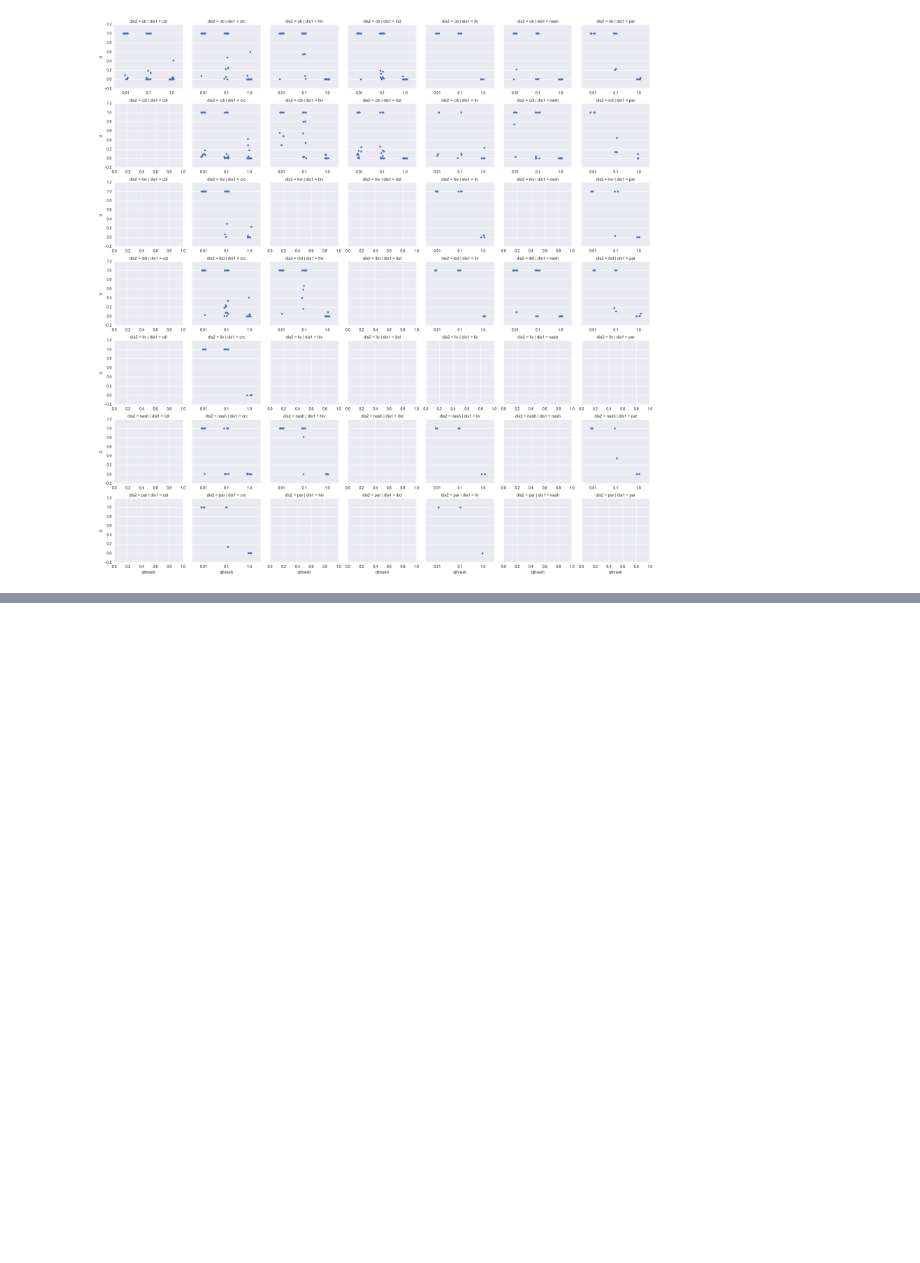
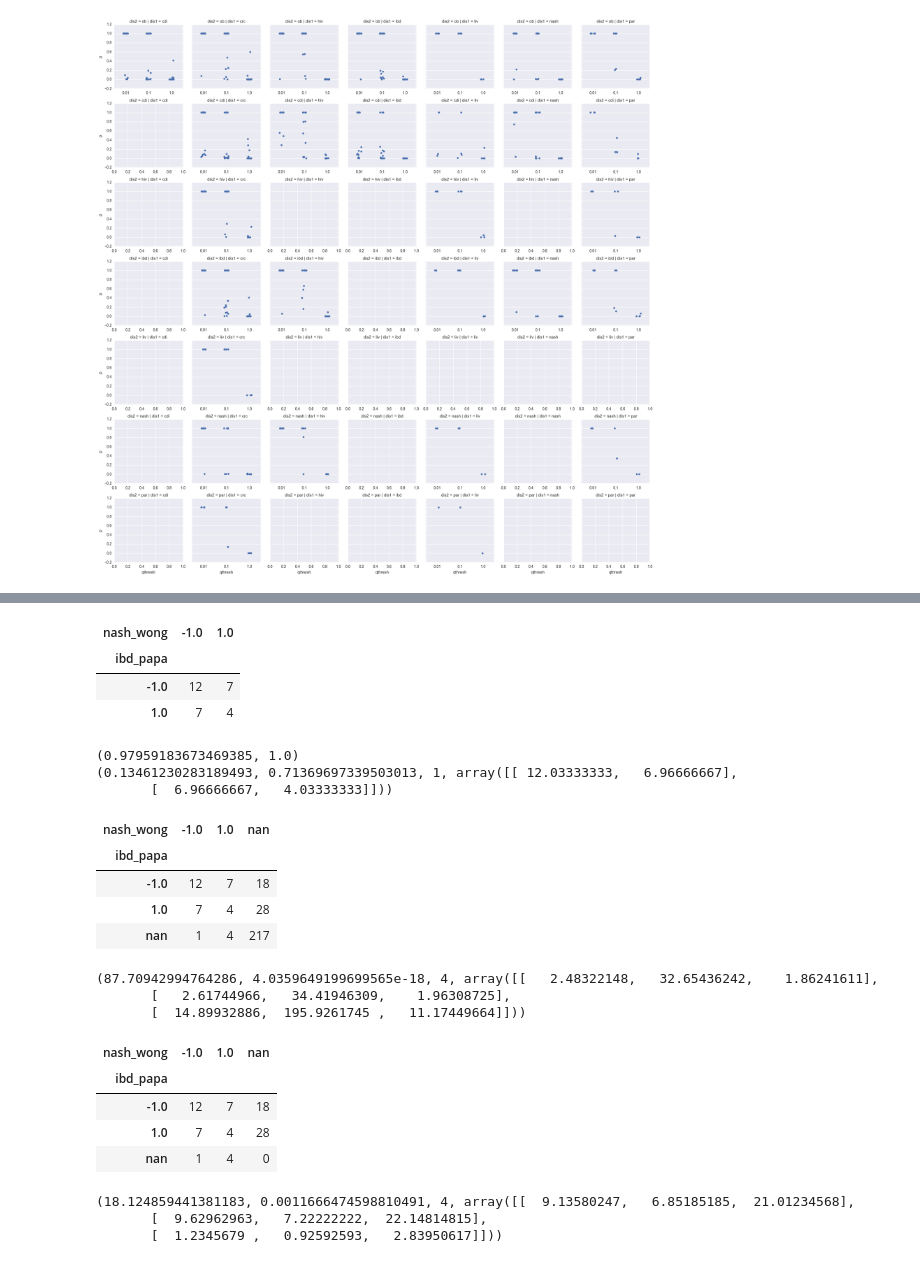
Before and after one commit to cduvallet/microbiomeHD, a Jupyter notebook: src/exploration/2017-09-01.concordance_significance.ipynb, the cells around one changed output, grey strips where cells are left out. Saved outputs shown, nothing was run; the diff lists cells and outputs as text; code cells hidden in the pictures; blank space fills up the shorter version.

```diff
--- a/src/exploration/2017-09-01.concordance_significance.ipynb
+++ b/src/exploration/2017-09-01.concordance_significance.ipynb
@@ -255,0 +304,38 @@ g.map(sns.stripplot, 'qthresh', 'p', jitter=True)
+# %%
+s1 = 'ibd_papa'
+s2 = 'nash_wong'
+
+display(pd.crosstab(effdir[s1], effdir[s2]))
+print(fisher_exact(pd.crosstab(effdir[s1], effdir[s2])))
+print(chi2_contingency(pd.crosstab(effdir[s1], effdir[s2])))
+
+display(pd.crosstab(effdir.fillna('nan')[s1], effdir.fillna('nan')[s2]))
+print(chi2_contingency(pd.crosstab(effdir.fillna('nan')[s1], effdir.fillna(0)[s2])))
+
+tmp = pd.crosstab(effdir[[s1,s2]].dropna(how='all').fillna('nan')[s1], effdir[[s1,s2]].dropna(how='all').fillna('nan')[s2])
+display(tmp)
+print(chi2_contingency(tmp))
+# %% [output]
+| nash_wong | -1.0 | 1.0 |
+| ibd_papa |  |  |
+| -1.0 | 12 | 7 |
+| 1.0 | 7 | 4 |
+(0.97959183673469385, 1.0)
+(0.13461230283189493, 0.71369697339503013, 1, array([[ 12.03333333,   6.96666667],
+       [  6.96666667,   4.03333333]]))
+| nash_wong | -1.0 | 1.0 | nan |
+| ibd_papa |  |  |  |
+| -1.0 | 12 | 7 | 18 |
+| 1.0 | 7 | 4 | 28 |
+| nan | 1 | 4 | 217 |
+(87.70942994764286, 4.0359649199699565e-18, 4, array([[   2.48322148,   32.65436242,    1.86241611],
+       [   2.61744966,   34.41946309,    1.96308725],
+       [  14.89932886,  195.9261745 ,   11.17449664]]))
+| nash_wong | -1.0 | 1.0 | nan |
+| ibd_papa |  |  |  |
+| -1.0 | 12 | 7 | 18 |
+| 1.0 | 7 | 4 | 28 |
+| nan | 1 | 4 | 0 |
+(18.124859441381183, 0.0011666474598810491, 4, array([[  9.13580247,   6.85185185,  21.01234568],
+       [  9.62962963,   7.22222222,  22.14814815],
+       [  1.2345679 ,   0.92592593,   2.83950617]]))
```
Also changed, not shown: parts of 7 cells of this notebook.
